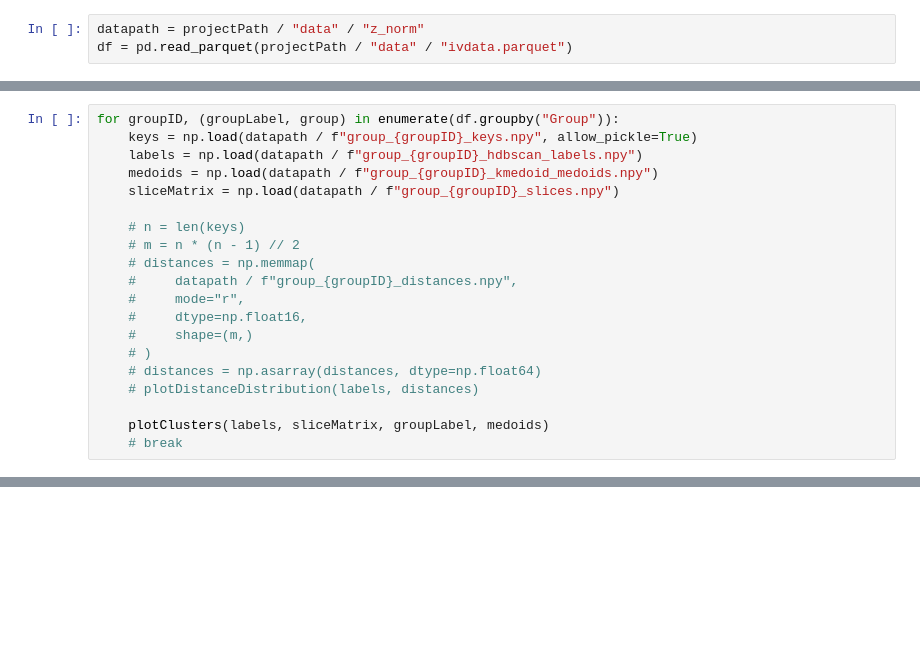
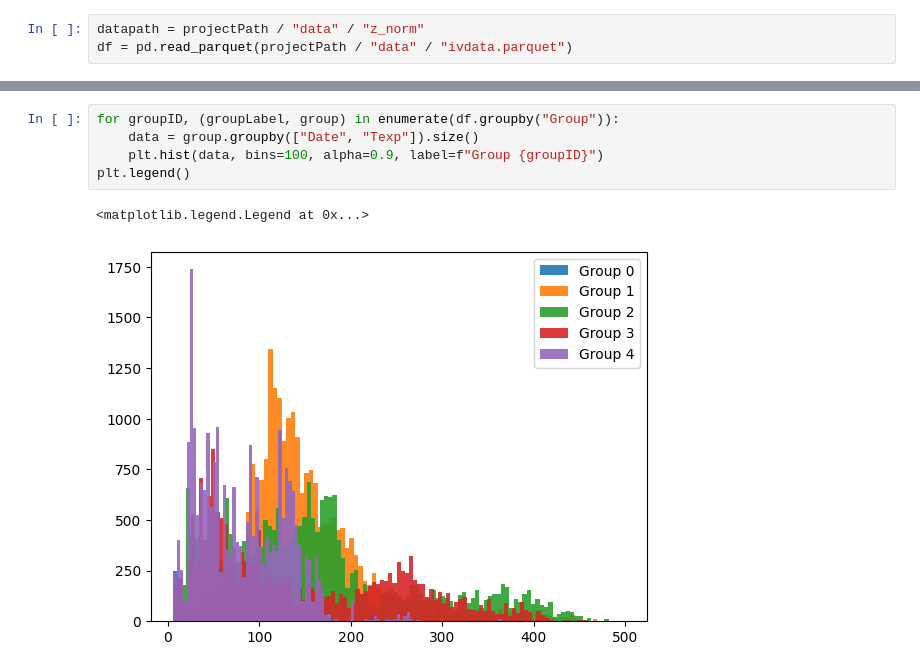
Before and after one commit to hannesnikulski/paper-revision, a Jupyter notebook: src/notebooks/cluster-eval.ipynb, the cells around one changed output, grey strips where cells are left out. Drawn from its saved outputs; the diff is of its cells as text; blank space fills up the shorter version.

```diff
--- a/src/notebooks/cluster-eval.ipynb
+++ b/src/notebooks/cluster-eval.ipynb
@@ -104,24 +197,4 @@ def plotDistanceDistribution(labels, distances):
 
     plt.tight_layout()
     plt.show()
-# %%
-for groupID, (groupLabel, group) in enumerate(df.groupby("Group")):
-    keys = np.load(datapath / f"group_{groupID}_keys.npy", allow_pickle=True)
-    labels = np.load(datapath / f"group_{groupID}_hdbscan_labels.npy")
-    medoids = np.load(datapath / f"group_{groupID}_kmedoid_medoids.npy")
-    sliceMatrix = np.load(datapath / f"group_{groupID}_slices.npy")
-
-    # n = len(keys)
-    # m = n * (n - 1) // 2
-    # distances = np.memmap(
-    #     datapath / f"group_{groupID}_distances.npy",
-    #     mode="r",
-    #     dtype=np.float16,
-    #     shape=(m,)
-    # )
-    # distances = np.asarray(distances, dtype=np.float64)
-    # plotDistanceDistribution(labels, distances)
-
-    plotClusters(labels, sliceMatrix, groupLabel, medoids)
-    # break
 # %%
@@ -181,0 +347,8 @@ for groupID, (groupLabel, group) in enumerate(df.groupby("Group")):
+# %%
+for groupID, (groupLabel, group) in enumerate(df.groupby("Group")):
+    data = group.groupby(["Date", "Texp"]).size()
+    plt.hist(data, bins=100, alpha=0.9, label=f"Group {groupID}")
+plt.legend()
+# %% [output]
+<matplotlib.legend.Legend at 0x...>
+[figure, added]
```
Also changed, not shown: parts of 6 cells of this notebook, 12 other files.
